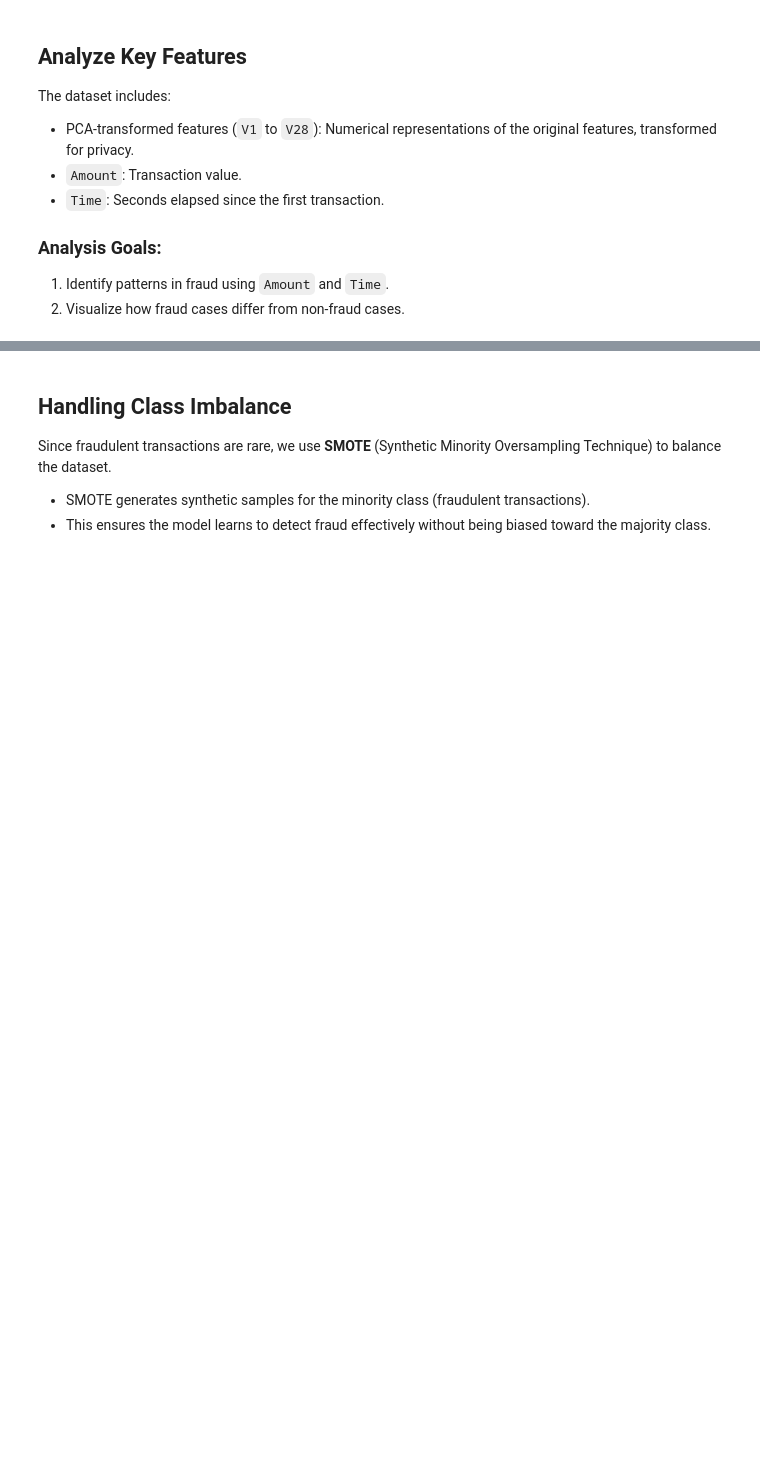
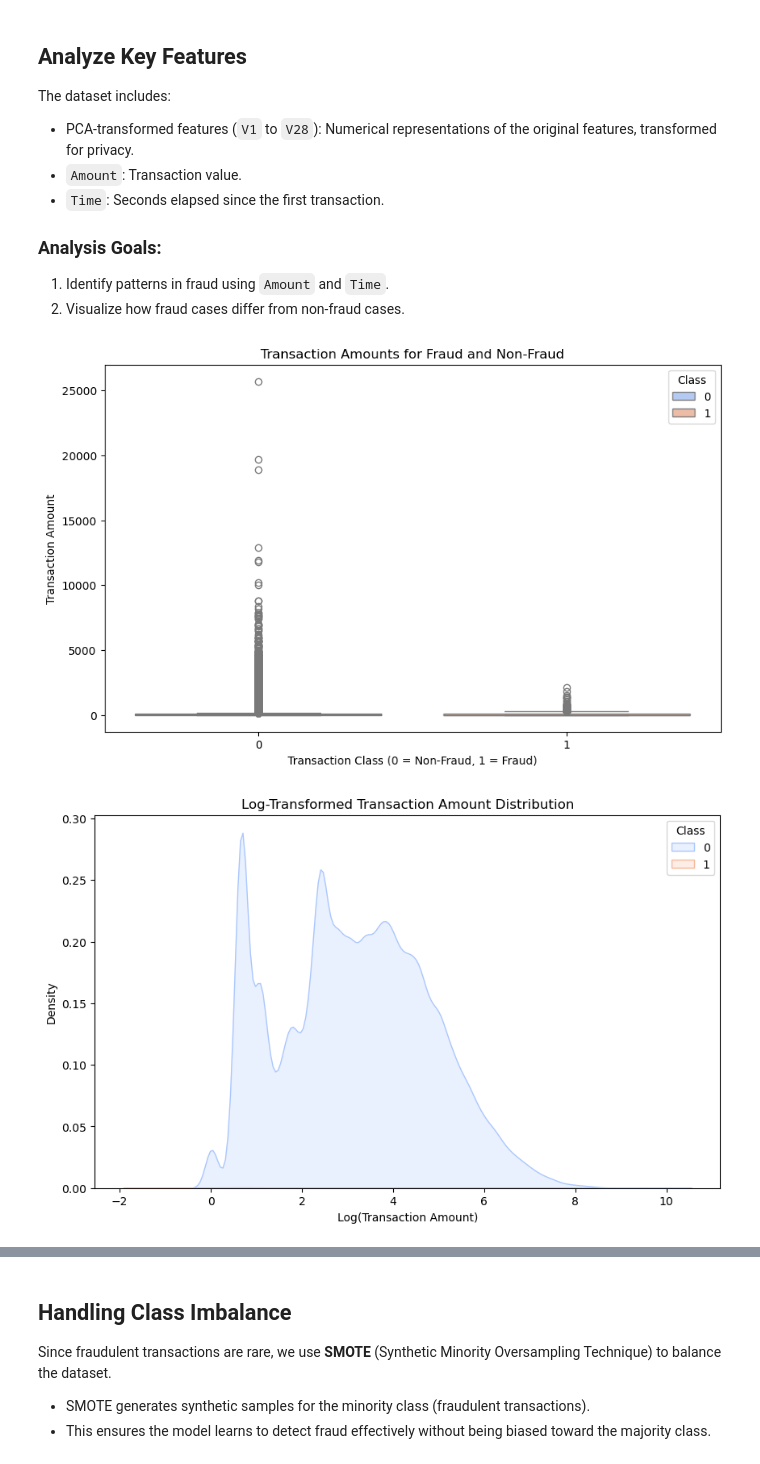
Before and after one commit to bwong109/fraud-detection, a Jupyter notebook: frauddetection.ipynb, the cells around one changed output, grey strips where cells are left out. Cells and saved outputs as stored; diff of their text form; code cells hidden in the pictures; blank space fills up the shorter version.

```diff
--- a/frauddetection.ipynb
+++ b/frauddetection.ipynb
@@ -70,3 +96,25 @@ The dataset includes:
 ### Analysis Goals:
 1. Identify patterns in fraud using `Amount` and `Time`.
 2. Visualize how fraud cases differ from non-fraud cases.
+# %%
+# Boxplot for transaction amounts
+plt.figure(figsize=(10, 6))
+sns.boxplot(x='Class', y='Amount', data=data, hue='Class', palette='coolwarm')
+plt.title("Transaction Amounts for Fraud and Non-Fraud")
+plt.xlabel("Transaction Class (0 = Non-Fraud, 1 = Fraud)")
+plt.ylabel("Transaction Amount")
+plt.show()
+
+# Log-transform the 'Amount' column to handle skewness
+data['Log_Amount'] = np.log1p(data['Amount'])
+
+# KDE plot for log-transformed amounts
+plt.figure(figsize=(10, 6))
+sns.kdeplot(data=data, x='Log_Amount', hue='Class', fill=True, palette='coolwarm')
+plt.title("Log-Transformed Transaction Amount Distribution")
+plt.xlabel("Log(Transaction Amount)")
+plt.ylabel("Density")
+plt.show()
+# %% [output]
+[figure, added]
+[figure, added]
```
Also changed, not shown: parts of 25 cells of this notebook.
